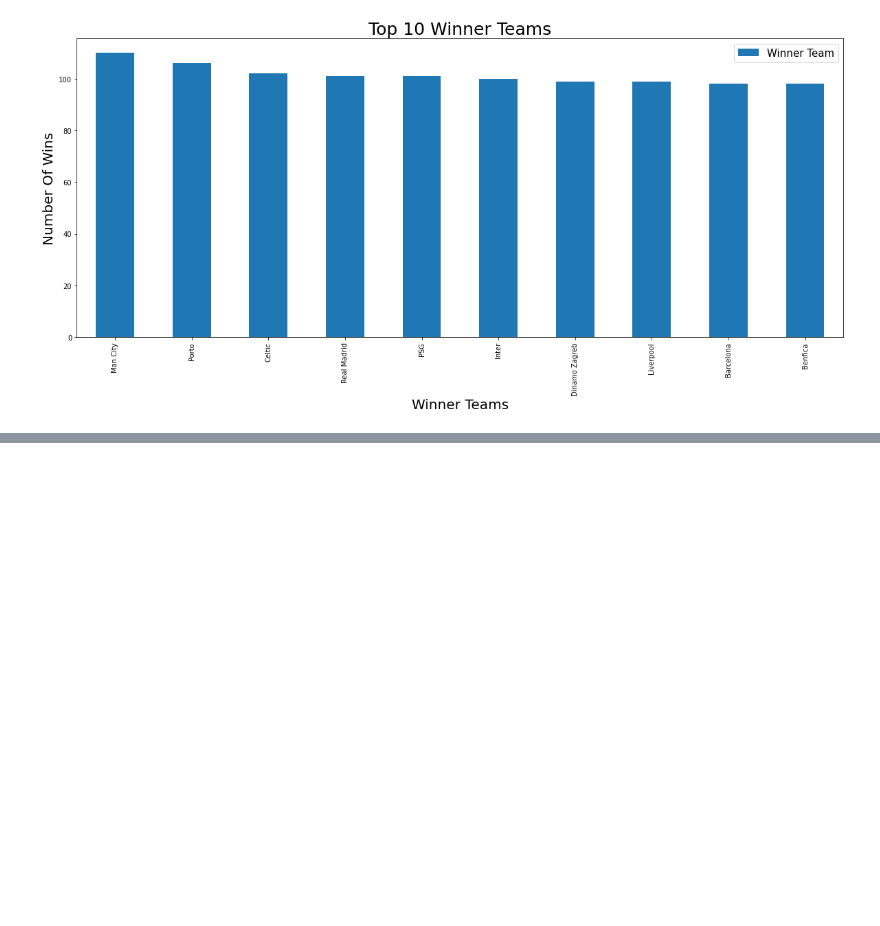
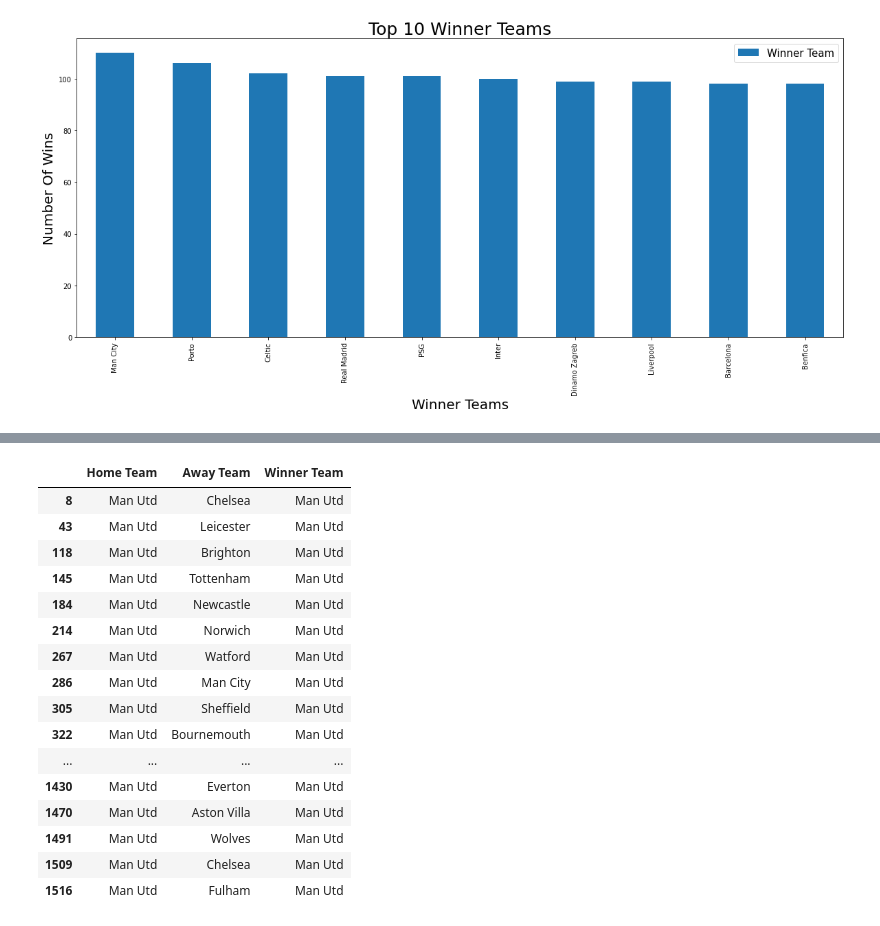
Before and after one commit to MuhammadAhmed3092/Data-Science-Projects, a Jupyter notebook: Football Leagues Analysis using EDA.ipynb, the cells around one changed output, grey strips where cells are left out. Drawn from its saved outputs; the diff is of its cells as text; code cells hidden in the pictures; blank space fills up the shorter version.

```diff
--- a/Football Leagues Analysis using EDA.ipynb
+++ b/Football Leagues Analysis using EDA.ipynb
@@ -210,0 +258,22 @@ plt.show()
+# %%
+manchester = Manutd_data[(Manutd_data['Home Team'] == 'Man Utd') & (Manutd_data['Winner Team'] == 'Man Utd')]
+manchester
+#manchester.count()
+# %% [output]
+|  | Home Team | Away Team | Winner Team |
+| 8 | Man Utd | Chelsea | Man Utd |
+| 43 | Man Utd | Leicester | Man Utd |
+| 118 | Man Utd | Brighton | Man Utd |
+| 145 | Man Utd | Tottenham | Man Utd |
+| 184 | Man Utd | Newcastle | Man Utd |
+| 214 | Man Utd | Norwich | Man Utd |
+| 267 | Man Utd | Watford | Man Utd |
+| 286 | Man Utd | Man City | Man Utd |
+| 305 | Man Utd | Sheffield | Man Utd |
+| 322 | Man Utd | Bournemouth | Man Utd |
+| ... | ... | ... | ... |
+| 1430 | Man Utd | Everton | Man Utd |
+| 1470 | Man Utd | Aston Villa | Man Utd |
+| 1491 | Man Utd | Wolves | Man Utd |
+| 1509 | Man Utd | Chelsea | Man Utd |
+| 1516 | Man Utd | Fulham | Man Utd |
```
Also changed, not shown: parts of 4 cells of this notebook.
